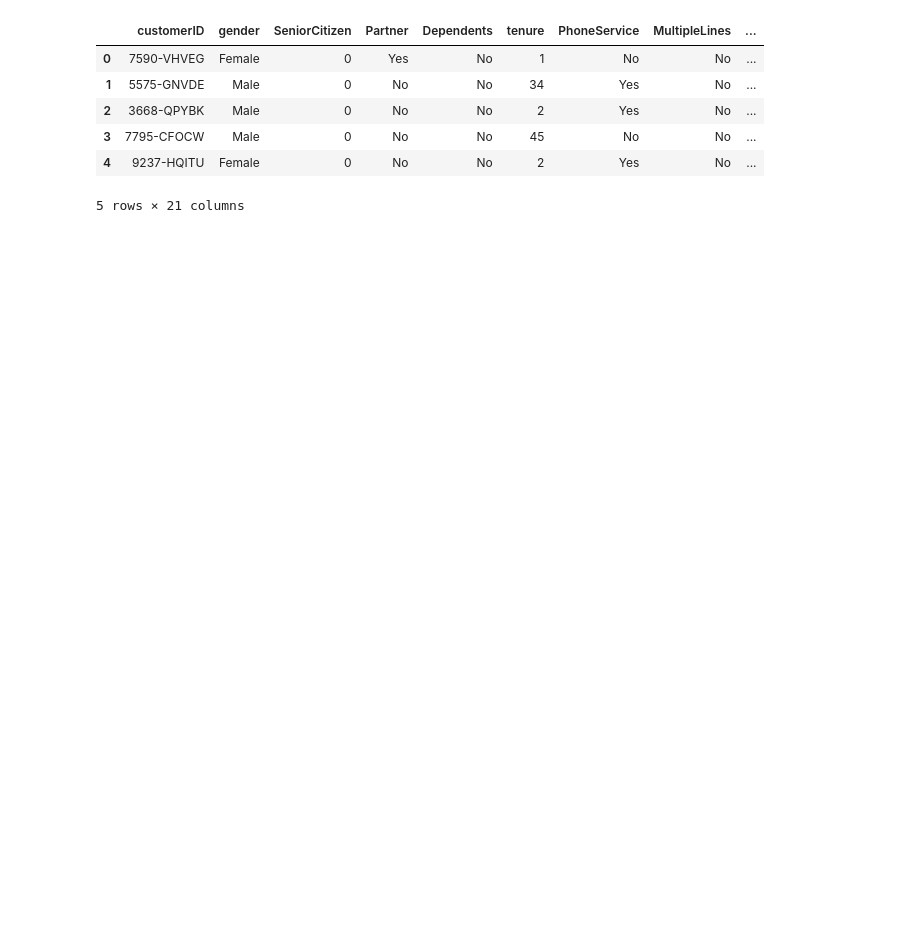
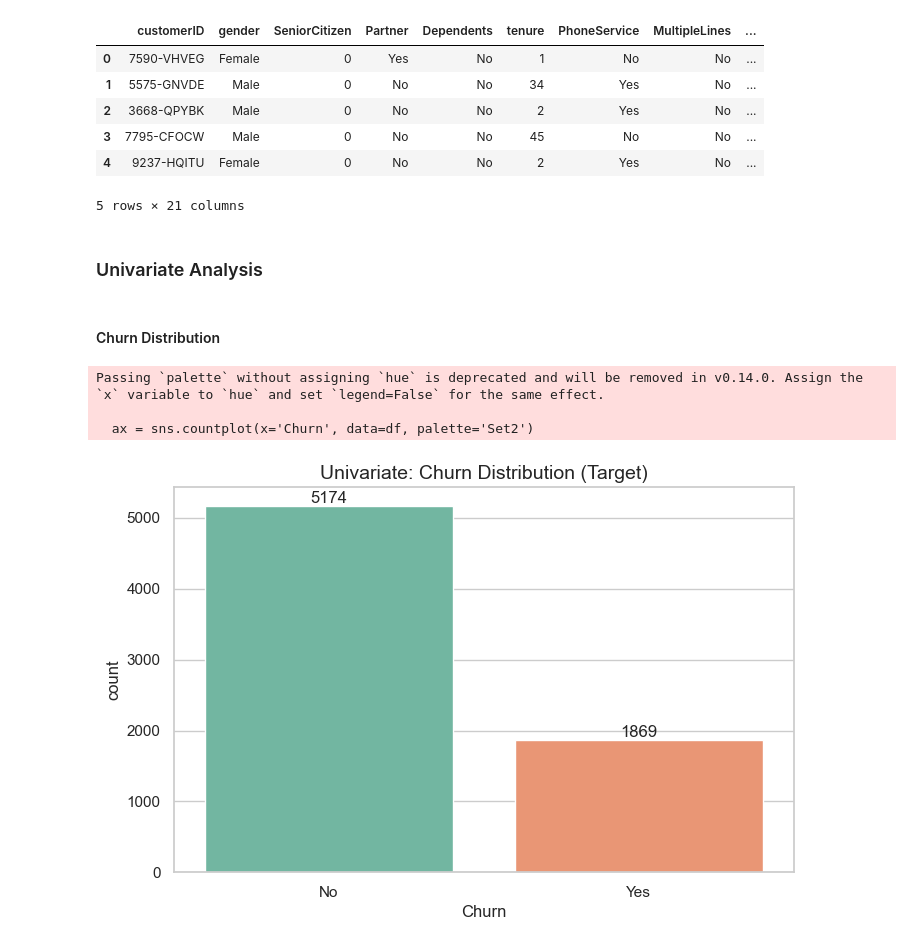
Before and after one commit to Rohit-Girhe/Customer-Churn, a Jupyter notebook: NoteBooks/analysis.ipynb, the cells around one changed output. Cells and saved outputs as stored; diff of their text form; code cells hidden in the pictures; blank space fills up the shorter version.

Commit message:
Univariate and Bivariate

```diff
--- a/NoteBooks/analysis.ipynb
+++ b/NoteBooks/analysis.ipynb
@@ -14,3 +14,26 @@ df.head()
 | 3 | 7795-CFOCW | Male | 0 | No | No | 45 | No | No | ... |
 | 4 | 9237-HQITU | Female | 0 | No | No | 2 | Yes | No | ... |
 5 rows × 21 columns
+# %% [markdown]
+### Univariate Analysis
+# %% [markdown]
+#### Churn Distribution
+# %%
+# Set the visual style for all plots
+sns.set_theme(style="whitegrid")
+# %%
+plt.figure(figsize=(8, 5))
+ax = sns.countplot(x='Churn', data=df, palette='Set2')
+plt.title('Univariate: Churn Distribution (Target)', fontsize=14)
+
+# Add count numbers on top of the bars
+for p in ax.patches:
+    ax.annotate(f'{int(p.get_height())}',
+                (p.get_x() + p.get_width() / 2., p.get_height()),
+                ha='center', va='bottom', fontsize=12)
+plt.show()
+# %% [output]
+Passing `palette` without assigning `hue` is deprecated and will be removed in v0.14.0. Assign the `x` variable to `hue` and set `legend=False` for the same effect.
+
+  ax = sns.countplot(x='Churn', data=df, palette='Set2')
+[figure, added]
```
Also changed, not shown: parts of 21 cells of this notebook.
